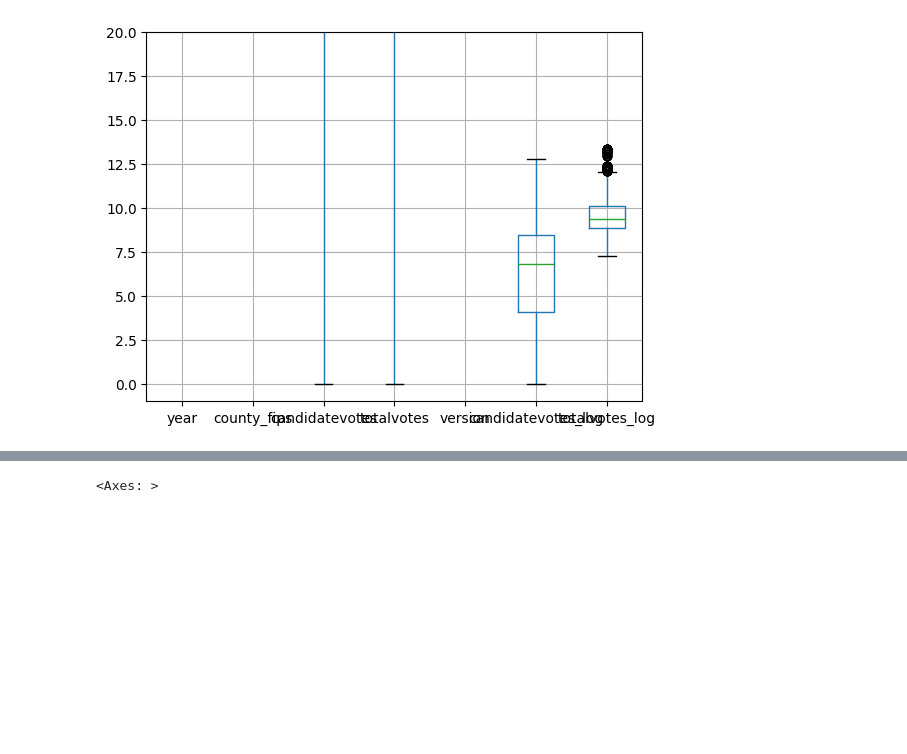
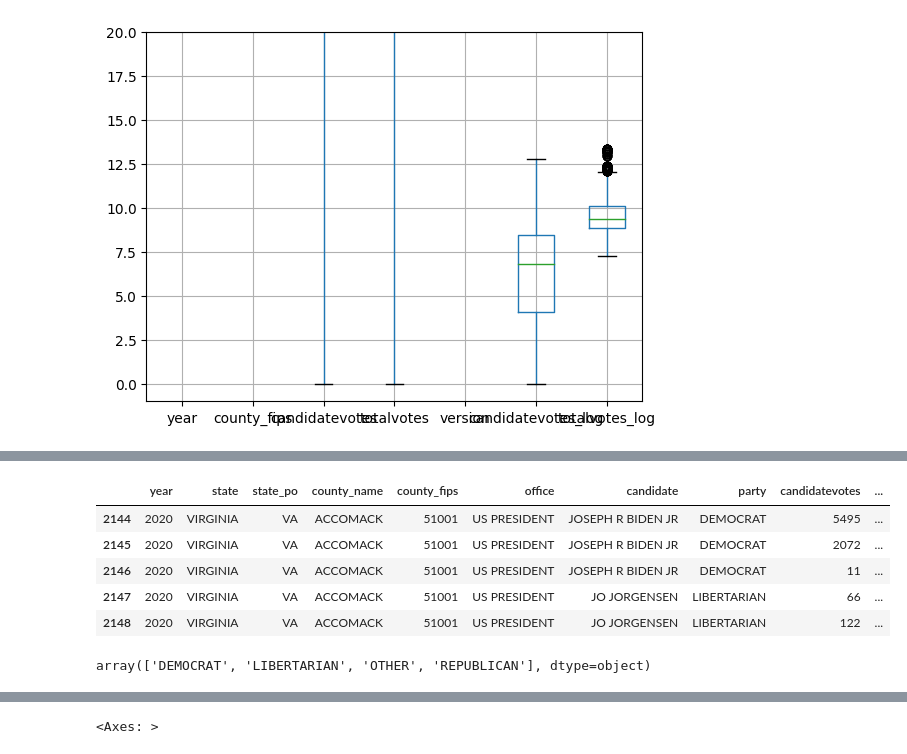
Before and after one commit to amolaka/Notable-Projects, a Jupyter notebook: voting_models.ipynb, the cells around one changed output, grey strips where cells are left out. Saved outputs shown, nothing was run; the diff lists cells and outputs as text; code cells hidden in the pictures; blank space fills up the shorter version.

```diff
--- a/voting_models.ipynb
+++ b/voting_models.ipynb
@@ -92,0 +110,14 @@ plt.show()
+# %%
+va_data = va_data[va_data['year'] == 2020]
+va_data.head()
+# %% [output]
+|  | year | state | state_po | county_name | county_fips | office | candidate | party | candidatevotes | ... |
+| 2144 | 2020 | VIRGINIA | VA | ACCOMACK | 51001 | US PRESIDENT | JOSEPH R BIDEN JR | DEMOCRAT | 5495 | ... |
+| 2145 | 2020 | VIRGINIA | VA | ACCOMACK | 51001 | US PRESIDENT | JOSEPH R BIDEN JR | DEMOCRAT | 2072 | ... |
+| 2146 | 2020 | VIRGINIA | VA | ACCOMACK | 51001 | US PRESIDENT | JOSEPH R BIDEN JR | DEMOCRAT | 11 | ... |
+| 2147 | 2020 | VIRGINIA | VA | ACCOMACK | 51001 | US PRESIDENT | JO JORGENSEN | LIBERTARIAN | 66 | ... |
+| 2148 | 2020 | VIRGINIA | VA | ACCOMACK | 51001 | US PRESIDENT | JO JORGENSEN | LIBERTARIAN | 122 | ... |
+# %%
+va_data['party'].unique()
+# %% [output]
+array(['DEMOCRAT', 'LIBERTARIAN', 'OTHER', 'REPUBLICAN'], dtype=object)
```
Also changed, not shown: parts of 7 cells of this notebook.
